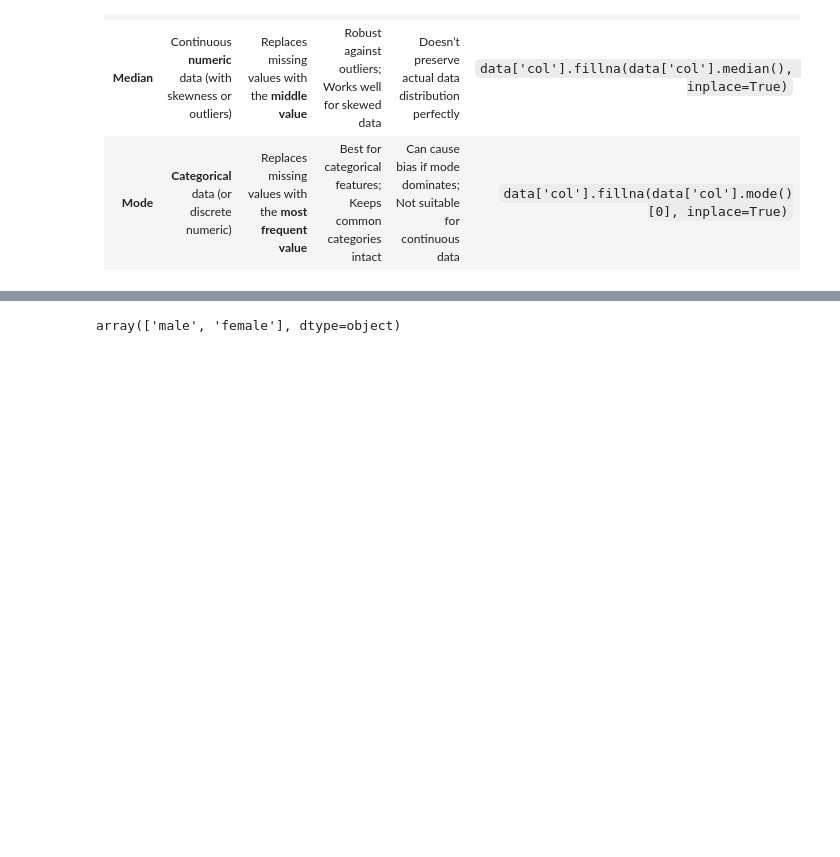
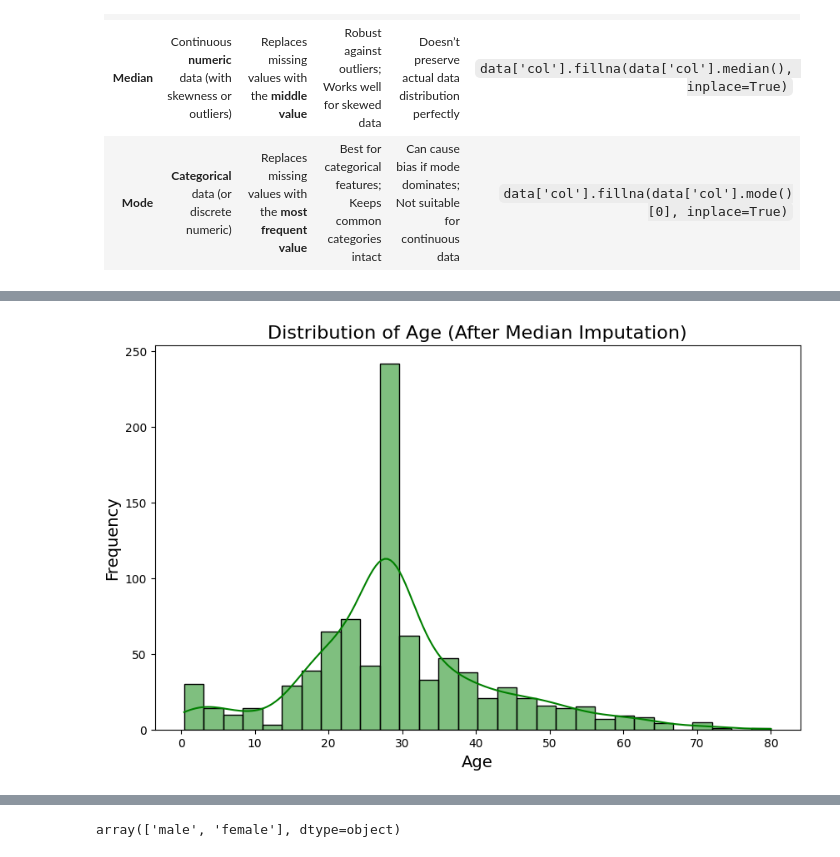
Before and after one commit to ejazurrehman/AI---Data_Science_Course, a Jupyter notebook: pyton_for_data_science/07_pandas.ipynb, the cells around one changed output, grey strips where cells are left out. Saved outputs shown, nothing was run; the diff lists cells and outputs as text; code cells hidden in the pictures; blank space fills up the shorter version.

```diff
--- a/pyton_for_data_science/07_pandas.ipynb
+++ b/pyton_for_data_science/07_pandas.ipynb
@@ -262,0 +297,11 @@ df[['sex', 'age', 'fare']]
+# %%
+# Visualize distribution after imputation
+plt.figure(figsize=(10,6))
+sns.histplot(df['age'], bins=30, kde=True, color='green')
+
+plt.title('Distribution of Age (After Median Imputation)', fontsize=16)
+plt.xlabel('Age', fontsize=14)
+plt.ylabel('Frequency', fontsize=14)
+plt.show()
+# %% [output]
+[figure, added]
```
Also changed, not shown: parts of 29 cells of this notebook.
